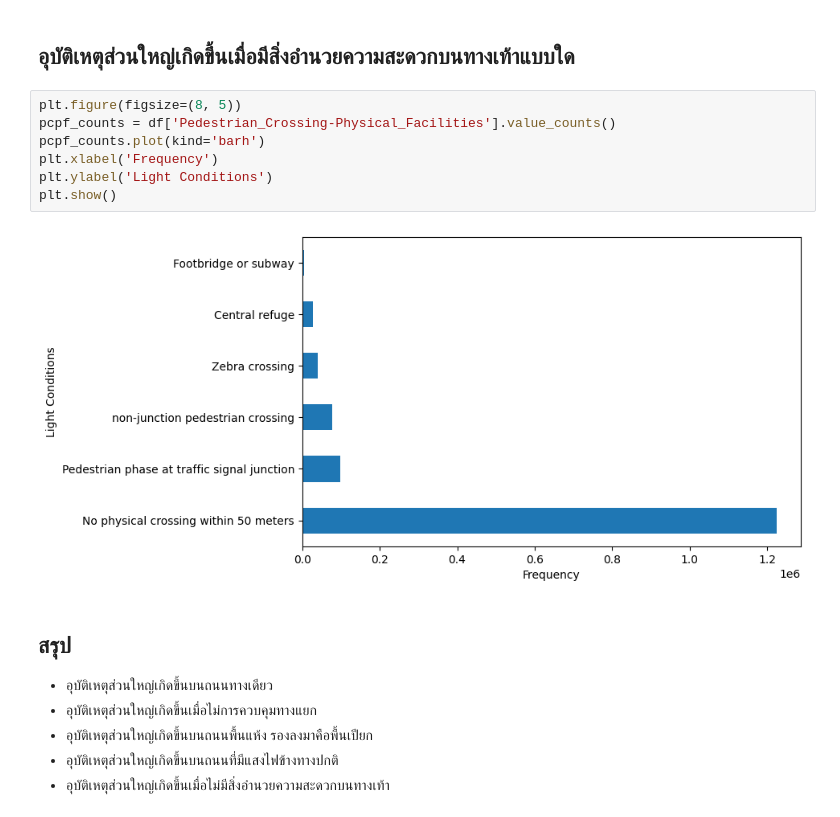
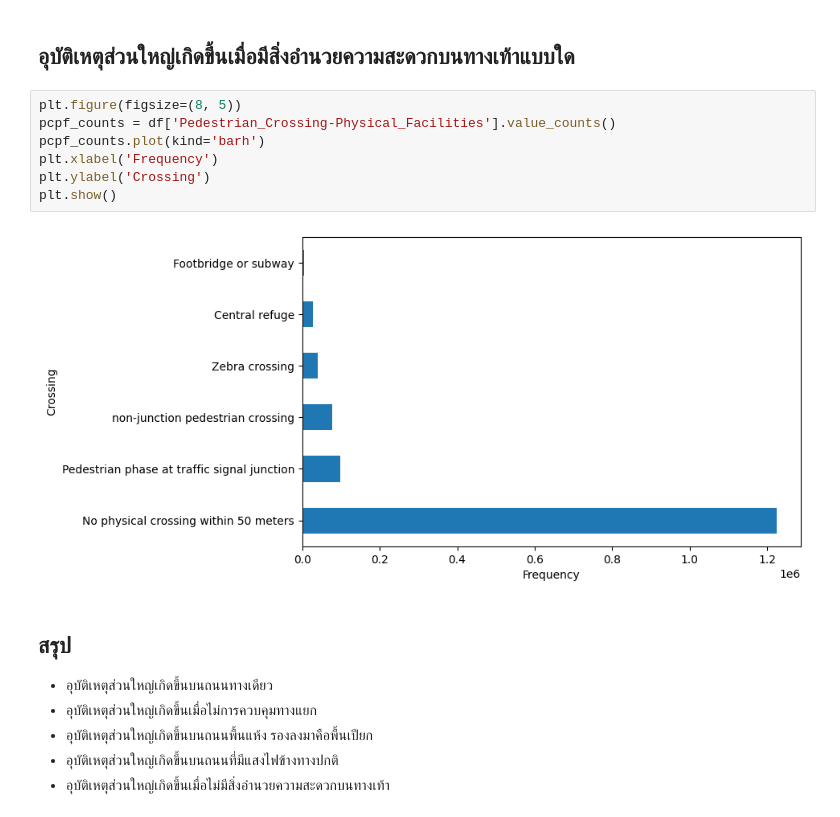
Before and after one commit to kirby-cs-org/project, a Jupyter notebook: analysis.ipynb, the cells around one changed output. Drawn from its saved outputs; the diff is of its cells as text.

```diff
--- a/analysis.ipynb
+++ b/analysis.ipynb
@@ -389,12 +389,12 @@ plt.show()
 # %%
 plt.figure(figsize=(8, 5))
 pcpf_counts = df['Pedestrian_Crossing-Physical_Facilities'].value_counts()
 pcpf_counts.plot(kind='barh')
 plt.xlabel('Frequency')
-plt.ylabel('Light Conditions')
+plt.ylabel('Crossing')
 plt.show()
 # %% [output]
-[figure, old version]
+[figure, new version]
 # %% [markdown]
 ## สรุป
 - อุบัติเหตุส่วนใหญ่เกิดขึ้นบนถนนทางเดียว
```
